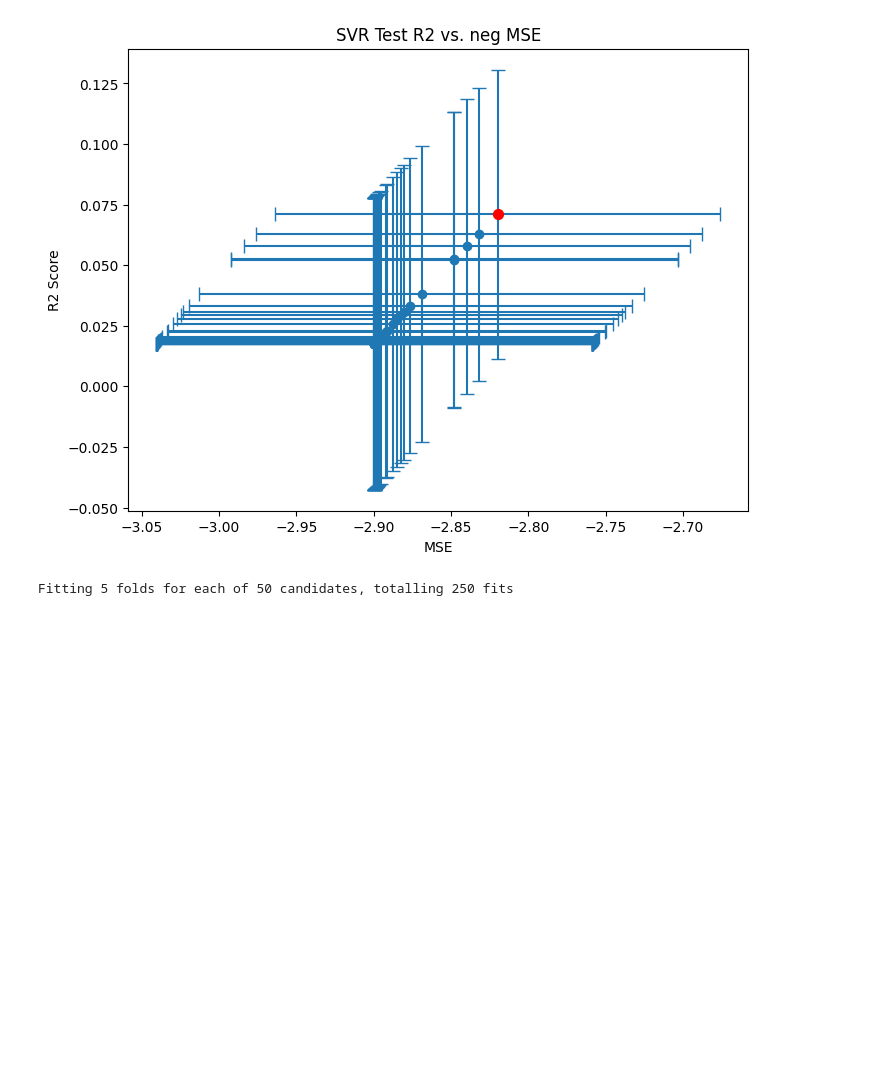
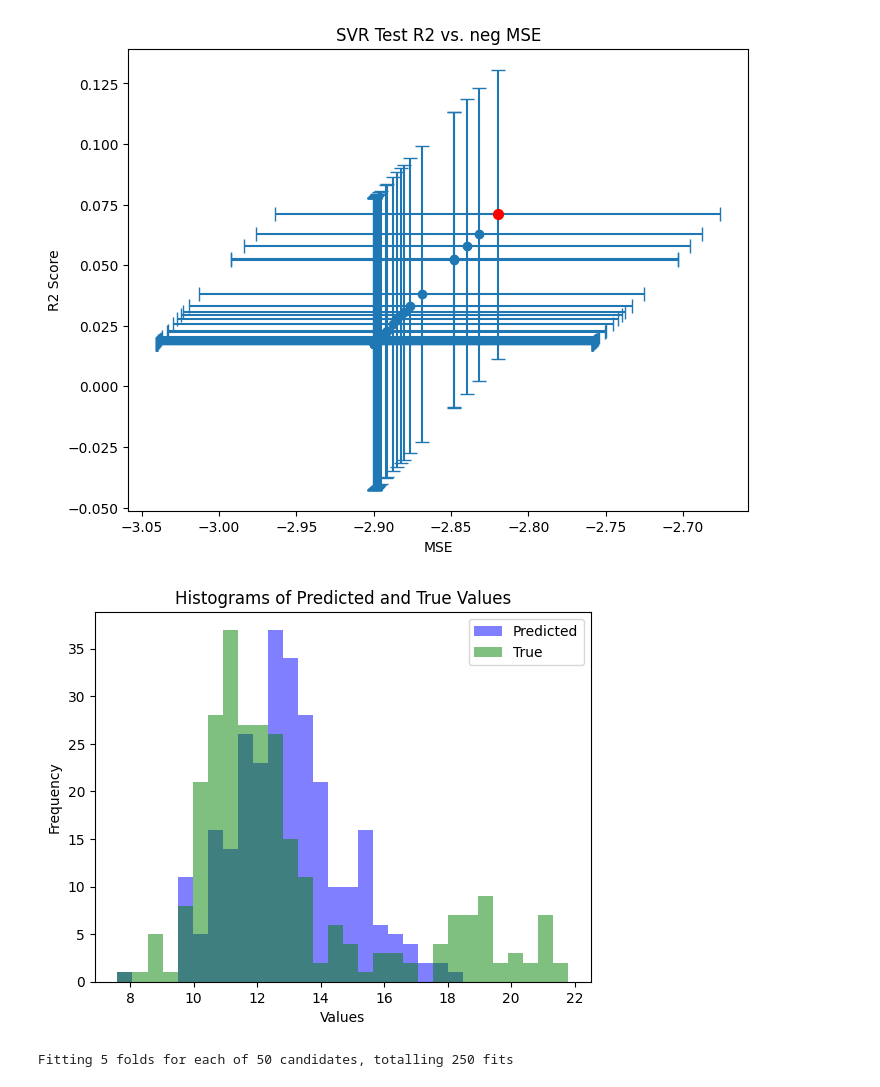
Before and after one commit to ameliemelo/projet_wine, a Jupyter notebook: all_col_standard_scaled.ipynb, the cells around one changed output. Cells and saved outputs as stored; diff of their text form; code cells hidden in the pictures; blank space fills up the shorter version.

```diff
--- a/all_col_standard_scaled.ipynb
+++ b/all_col_standard_scaled.ipynb
@@ -282,6 +318,26 @@ plt.title('SVR Test R2 vs. neg MSE')
 plt.show()
 # %% [output]
 [figure]
+# %%
+predicted_values = rand_rid.predict(X_test)
+true_values = y_test
+min_value = min(min(predicted_values), min(true_values[tested]))
+max_value = max(max(predicted_values), max(true_values[tested]))
+
+plt.hist(predicted_values, bins=30, range=(min_value, max_value), color='blue', alpha=0.5, label='Predicted')
+plt.hist(true_values, bins=30, range=(min_value, max_value), color='green', alpha=0.5, label='True')
+
+
+
+plt.title('Histograms of Predicted and True Values')
+plt.xlabel('Values')
+plt.ylabel('Frequency')
+
+plt.legend(loc='upper right')
+
+plt.show()
+# %% [output]
+[figure, added]
 # %%
 from sklearn.kernel_ridge import KernelRidge
 
```
Also changed, not shown: parts of 8 cells of this notebook.
